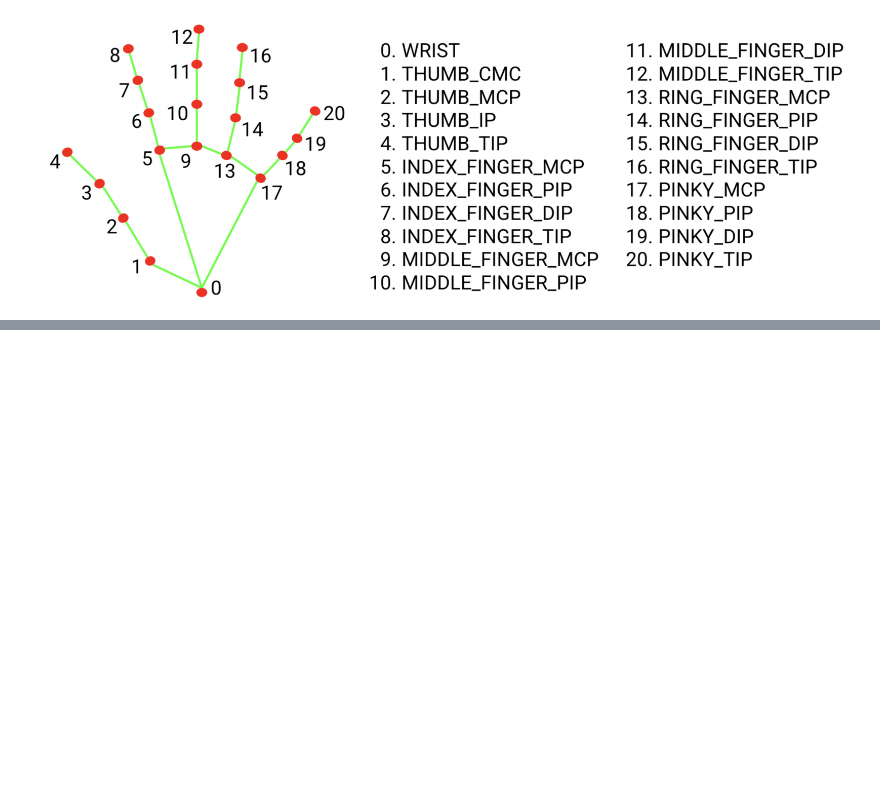
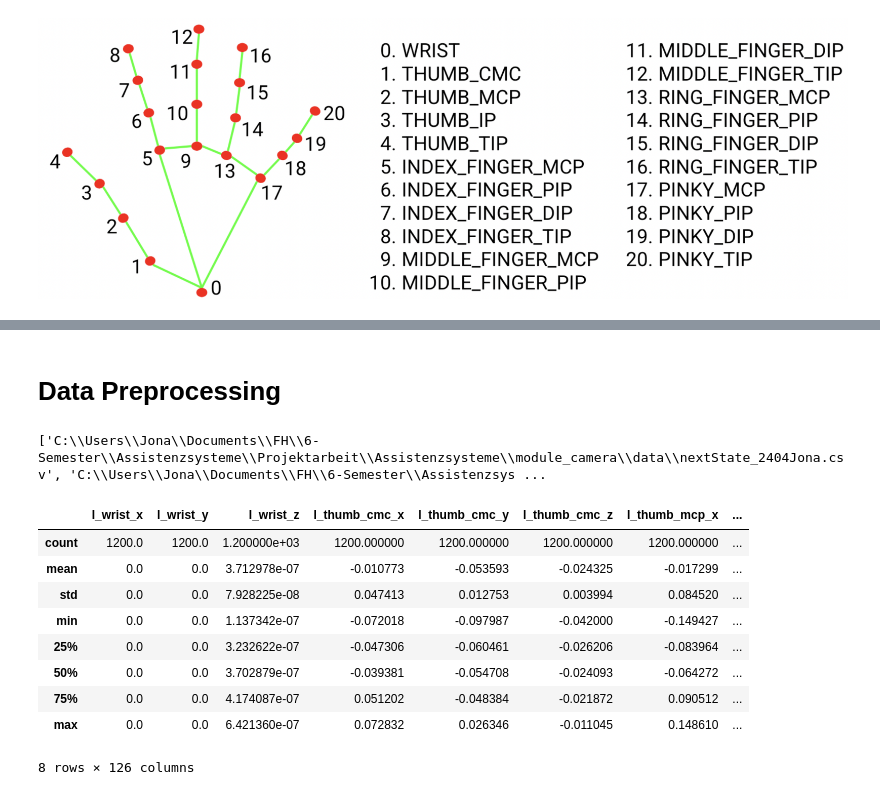
Before and after one commit to Zeckro/Assistenzsysteme, a Jupyter notebook: module_camera/train_camera.ipynb, the cells around one changed output, grey strips where cells are left out. Drawn from its saved outputs; the diff is of its cells as text; code cells hidden in the pictures; blank space fills up the shorter version.

```diff
--- a/module_camera/train_camera.ipynb
+++ b/module_camera/train_camera.ipynb
@@ -31,7 +31,7 @@ class CameraControl:
     def getRealTimeCamera(self,selectData,maxDatasets):
         mp_drawing = mp.solutions.drawing_utils
         mp_holistic = mp.solutions.holistic
-        cap = cv2.VideoCapture(0)
+        cap = cv2.VideoCapture(1)
         # Initiate holistic model
         data = []
         dataCounter = 0
@@ -158,0 +282,2 @@ test = data[0][10]
+# %% [markdown]
+# Data Preprocessing
@@ -158,0 +297,52 @@ test = data[0][10]
+# %%
+def genRelativeHandCoordinates(df_in,columns,relativeTolwrist=True):
+    df = df_in.copy()
+    if relativeTolwrist:
+        tmplx = df[columns[0]]
+        tmply = df[columns[1]]
+        for i in range(0,len(columns),3):
+            df[columns[i]] = df[columns[i]] - tmplx        #left hand x
+            df[columns[i+1]] = df[columns[i+1]] - tmply    #left hand y
+        return df
+    else:
+        print(len(columns)/2)
+        tmplx = df[columns[0]]
+        tmply = df[columns[1]]
+        tmprx = df[columns[len(columns)//2]]
+        tmpry = df[columns[len(columns)//2+1]]
+        for i in range(0,len(columns)//2,3):
+            df[columns[i]] = df[columns[i]] - tmplx        #left hand x
+            df[columns[i+1]] = df[columns[i+1]] - tmply    #left hand y
+
+            df[columns[len(columns)//2+i]] = df[columns[len(columns)//2+i]] - tmprx        #right hand x
+            df[columns[len(columns)//2+i+1]] = df[columns[len(columns)//2+i+1]] - tmpry    #right hand y
+        return df
+# %%
+path_data = "C:\\Users\\Jona\\Documents\\FH\\6-Semester\\Assistenzsysteme\\Projektarbeit\\Assistenzsysteme\\module_camera\\data"
+dir_list = os.listdir(path_data)
+fileNames = [path_data + "\\" + i for i in dir_list]
+print(fileNames)
+df_files = []
+
+for filename in fileNames:
+    tmpdf = pd.read_csv(filename,sep=";",index_col=False)
+    df_files.append(genRelativeHandCoordinates(tmpdf,tmpdf.columns[:-1]))
+#df_rawdata = pd.concat(df_files)
+#df_rawdata = df_rawdata.reset_index(drop=True)
+df_files[0].describe()
+#print(df_files[0].columns)
+#print(df_files[0].columns[:-1])
+#df_test = genRelativeHandCoordinates(df_files[0],df_files[0].columns[:-1])
+#df_test.describe()
+# %% [output]
+['C:\\Users\\Jona\\Documents\\FH\\6-Semester\\Assistenzsysteme\\Projektarbeit\\Assistenzsysteme\\module_camera\\data\\nextState_2404Jona.csv', 'C:\\Users\\Jona\\Documents\\FH\\6-Semester\\Assistenzsys ...
+|  | l_wrist_x | l_wrist_y | l_wrist_z | l_thumb_cmc_x | l_thumb_cmc_y | l_thumb_cmc_z | l_thumb_mcp_x | ... |
+| count | 1200.0 | 1200.0 | 1.200000e+03 | 1200.000000 | 1200.000000 | 1200.000000 | 1200.000000 | ... |
+| mean | 0.0 | 0.0 | 3.712978e-07 | -0.010773 | -0.053593 | -0.024325 | -0.017299 | ... |
+| std | 0.0 | 0.0 | 7.928225e-08 | 0.047413 | 0.012753 | 0.003994 | 0.084520 | ... |
+| min | 0.0 | 0.0 | 1.137342e-07 | -0.072018 | -0.097987 | -0.042000 | -0.149427 | ... |
+| 25% | 0.0 | 0.0 | 3.232622e-07 | -0.047306 | -0.060461 | -0.026206 | -0.083964 | ... |
+| 50% | 0.0 | 0.0 | 3.702879e-07 | -0.039381 | -0.054708 | -0.024093 | -0.064272 | ... |
+| 75% | 0.0 | 0.0 | 4.174087e-07 | 0.051202 | -0.048384 | -0.021872 | 0.090512 | ... |
+| max | 0.0 | 0.0 | 6.421360e-07 | 0.072832 | 0.026346 | -0.011045 | 0.148610 | ... |
+8 rows × 126 columns
```
Also changed, not shown: parts of 15 cells of this notebook, 11 other files.
